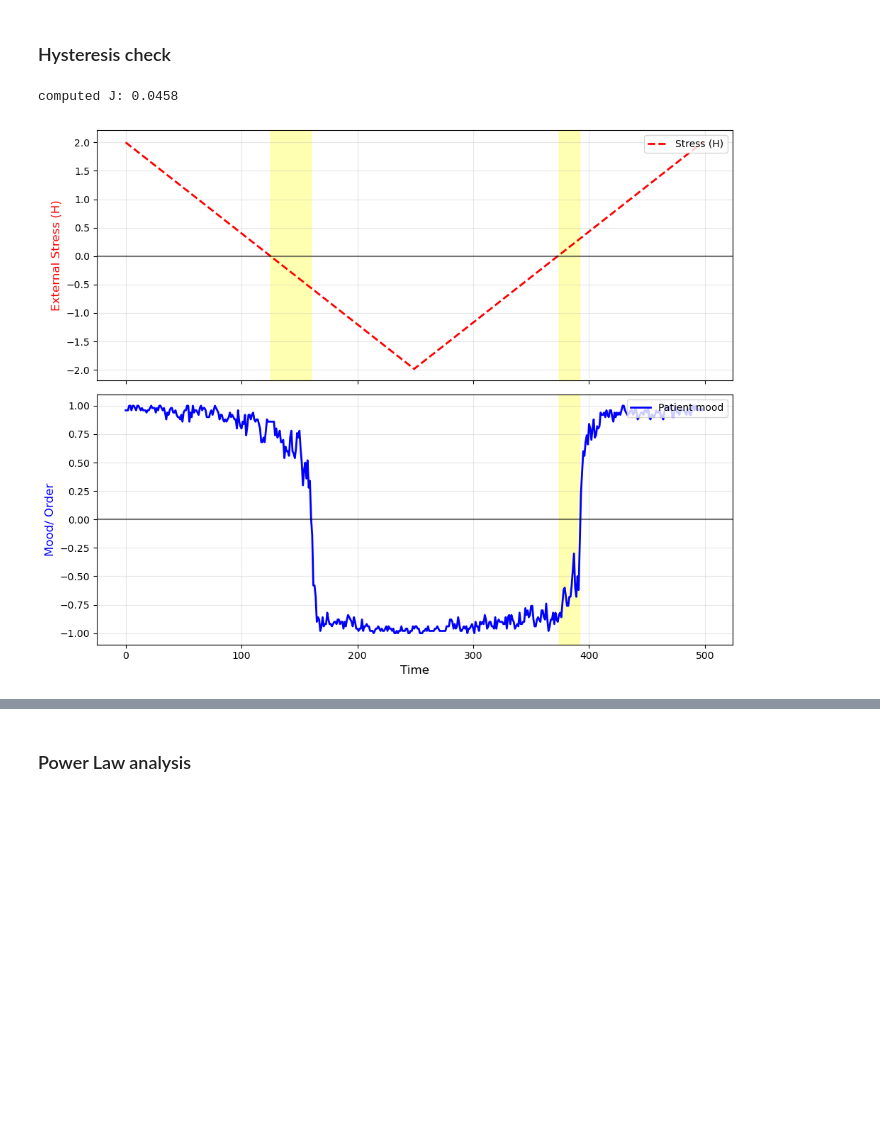
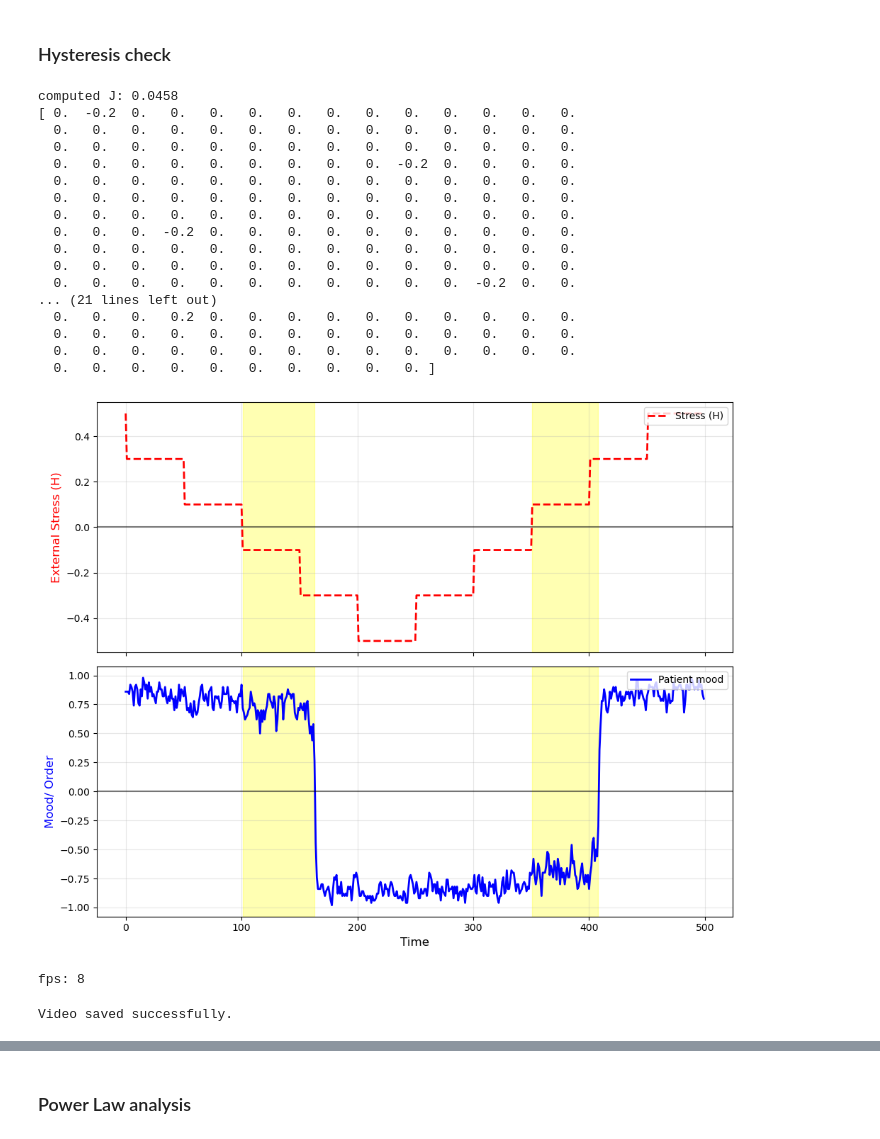
Before and after one commit to kylehtunis/psychopathology_css, a Jupyter notebook: project.ipynb, the cells around one changed output, grey strips where cells are left out. Cells and saved outputs as stored; diff of their text form; code cells hidden in the pictures; blank space fills up the shorter version.

Commit message:
step function and better animations

```diff
--- a/project.ipynb
+++ b/project.ipynb
@@ -354,6 +354,6 @@ computed J: 0.3241
 # %%
-G = get_symptom_network(group_size=40, bridge_size=20)
-model = IsingSimulation(G, H=1.5, J=None, T=2.269, length=1000, warmup=100)
+G_large = get_symptom_network(group_size=40, bridge_size=20)
+model = IsingSimulation(G_large, H=1.5, J=None, T=2.269, length=1000, warmup=100)
 
 
 model.run(delta_H=-0.006)
@@ -469,7 +469,7 @@ Covariance matrices have not been calculated. Calculating now...
 # %%
 # create an animation showing the evolution of the network over time
 
-def animate_model(model, filename, writer='ffmpeg',include_warmup=False):
+def animate_model(model, filename, writer='ffmpeg',include_warmup=False, target_length=30):
     """
     Create an animation of the network evolution over time.
     """
@@ -481,6 +481,9 @@ def animate_model(model, filename, writer='ffmpeg',include_warmup=False):
         states = np.vstack((model.warmup_states, model.history))
     length = len(states)
     pos = nx.spring_layout(model.network, seed=42)
+
+    fps = length // target_length
+    print(f"fps: {fps}")
 
 
     nx.draw_networkx_edges(model.network, pos, alpha=0.07, width=0.2, ax=ax, edge_color='grey')
@@ -494,7 +497,7 @@ def animate_model(model, filename, writer='ffmpeg',include_warmup=False):
                                    ax=ax)
     nodes.set_facecolors(np.array(colors_init))
 
-    title = ax.text(0.5, 0.98, 't = 0',
+    title = ax.text(0.5, 0.98, f't = 0\nh = {model.H:.2f}',
                    fontsize=24, ha='center', va='top', color='black')
 
     fig.tight_layout()
@@ -502,14 +505,18 @@ def animate_model(model, filename, writer='ffmpeg',include_warmup=False):
     def update(frame):
         colors = ['red' if state == -1 else 'blue' for state in states[frame]]
         nodes.set_facecolors(np.array(colors))
-        title.set_text(f't = {frame}')
+        title.set_text(f't = {frame}\nh = {model.h_history[frame]:.2f}')
+        if model.h_history[frame] * model.order_history[frame] < 0:
+            title.set_backgroundcolor('#FFFF004C')
+        else:
+            title.set_backgroundcolor('#FFFFFF00')
         return nodes, title
 
     anim = animation.FuncAnimation(fig, update, frames=length,
                                   interval=50, blit=True)
     update_func = lambda _i, _n: progress_bar.update(1)
     with tqdm(total=length, desc='Saving video') as progress_bar:
-        anim.save(filename, fps=5, dpi=150, bitrate=-1, writer=writer,
+        anim.save(filename, fps=fps, dpi=150, bitrate=-1, writer=writer,
                        progress_callback=update_func)
     print('Video saved successfully.')
 # %%
@@ -543,11 +550,17 @@ computed J: 0.0458
 # plot the order parameter and h as a function of time.
 # answers H5
 
-model = IsingSimulation(G, H=2.0, J=None, T=2.269, length=500, warmup=50)
+model = IsingSimulation(G_large, H=0.5, J=None, T=2.269, length=500, warmup=50)
 
-decrease_H = np.full(model.length//2, -(model.H*2)/(model.length/2))
-increase_H = np.full(model.length//2, (model.H*2)/(model.length/2))
-delta_H = np.concatenate((decrease_H, increase_H))
+step_length = 50
+steps = model.length//step_length
+step_change = (model.H * 2) / (steps/2)
+decrease_H = np.full(steps//2, -step_change)
+increase_H = np.full(steps//2, step_change)
+deltas = np.concatenate((decrease_H, increase_H))
+delta_H = np.zeros(model.length)
+delta_H[1::step_length] = deltas
+print(delta_H)
 
 model.run(delta_H=delta_H)
 
@@ -581,31 +594,51 @@ if len(metastable_indices) > 0:
 
 # The points where the stress is positive but the mood is still negative
 metastable_indices_2 = np.where(good_environment & bad_mood)[0]
 
 # If there are any points where the above conditions are valid draw a yelow zone
 if len(metastable_indices_2) > 0:
     start_2 = metastable_indices_2[0]
     end_2 = metastable_indices_2[-1]
     ax1.axvspan(start_2, end_2, color='yellow', alpha=0.3)
 
 # bottom plot
 ax2.plot(model.order_history, color='blue', linewidth=2, label="Patient mood")
 ax2.axhline(0, color='black', alpha=0.5)
 ax2.set_ylabel("Mood/ Order", color='blue', fontsize=12)
 ax2.set_xlabel("Time", fontsize=12)
 ax2.grid(True, alpha=0.3)
 ax2.legend(loc='upper right')
 
 # Yellow zone of the bottom graph
 if len(metastable_indices) > 0:
     ax2.axvspan(start, end, color='yellow', alpha=0.3)
 
 if len(metastable_indices_2) > 0:
     ax2.axvspan(start_2, end_2, color='yellow', alpha=0.3)
 
 
 plt.tight_layout()
 plt.show()
+
+animate_model(model, filename='./hysteresis.gif', writer='pillow', target_length=60)
 # %% [output]
 computed J: 0.0458
+[ 0.  -0.2  0.   0.   0.   0.   0.   0.   0.   0.   0.   0.   0.   0.
+  0.   0.   0.   0.   0.   0.   0.   0.   0.   0.   0.   0.   0.   0.
+  0.   0.   0.   0.   0.   0.   0.   0.   0.   0.   0.   0.   0.   0.
+  0.   0.   0.   0.   0.   0.   0.   0.   0.  -0.2  0.   0.   0.   0.
+  0.   0.   0.   0.   0.   0.   0.   0.   0.   0.   0.   0.   0.   0.
+  0.   0.   0.   0.   0.   0.   0.   0.   0.   0.   0.   0.   0.   0.
+  0.   0.   0.   0.   0.   0.   0.   0.   0.   0.   0.   0.   0.   0.
+  0.   0.   0.  -0.2  0.   0.   0.   0.   0.   0.   0.   0.   0.   0.
+  0.   0.   0.   0.   0.   0.   0.   0.   0.   0.   0.   0.   0.   0.
+  0.   0.   0.   0.   0.   0.   0.   0.   0.   0.   0.   0.   0.   0.
+  0.   0.   0.   0.   0.   0.   0.   0.   0.   0.   0.  -0.2  0.   0.
+... (21 lines left out)
+  0.   0.   0.   0.2  0.   0.   0.   0.   0.   0.   0.   0.   0.   0.
+  0.   0.   0.   0.   0.   0.   0.   0.   0.   0.   0.   0.   0.   0.
+  0.   0.   0.   0.   0.   0.   0.   0.   0.   0.   0.   0.   0.   0.
+  0.   0.   0.   0.   0.   0.   0.   0.   0.   0. ]
-[figure, old version]
+[figure, new version]
+fps: 8
+Video saved successfully.
```
Also changed, not shown: parts of 5 cells of this notebook.
